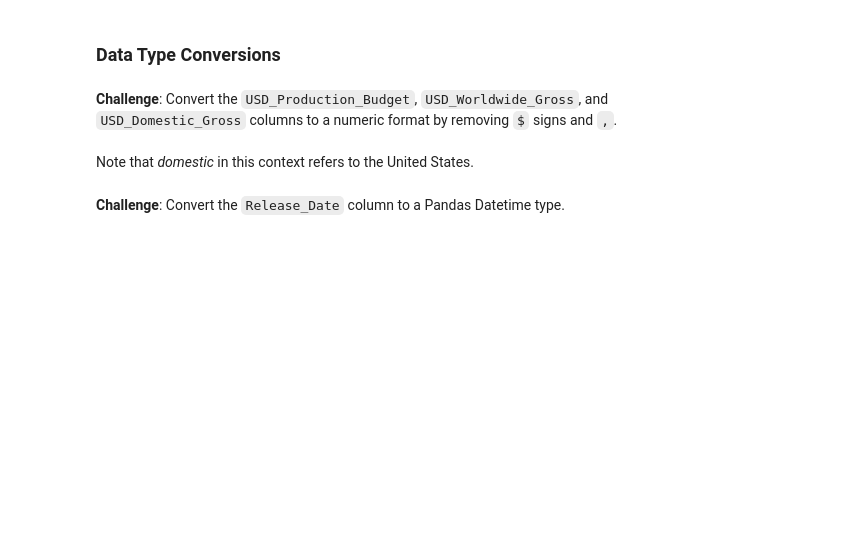
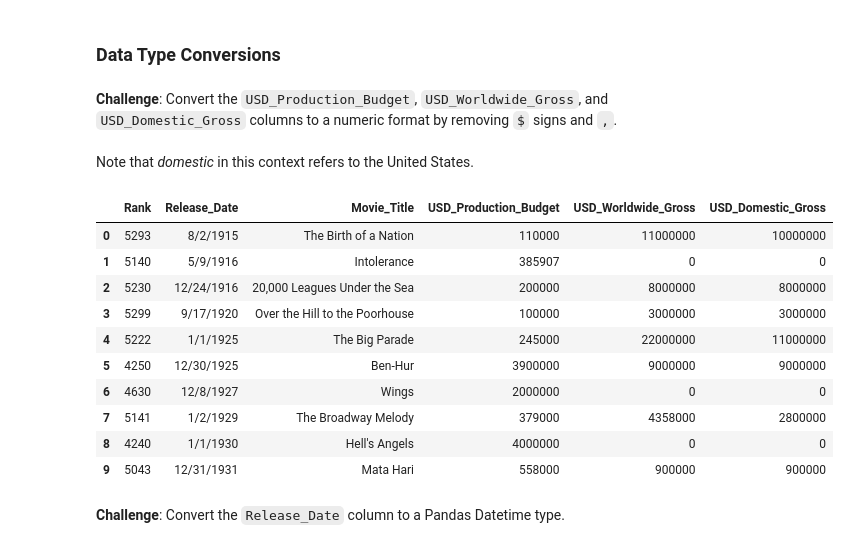
Before and after one commit to PuddiPuddi96/Python, a Jupyter notebook: 100-days-of-code/day-78/notebooks/Seaborn_and_Linear_Regression.ipynb, the cells around one changed output. Saved outputs shown, nothing was run; the diff lists cells and outputs as text; code cells hidden in the pictures; blank space fills up the shorter version.

Commit message:
[DAY-78]: Explore and clean the data

```diff
--- a/100-days-of-code/day-78/notebooks/Seaborn_and_Linear_Regression.ipynb
+++ b/100-days-of-code/day-78/notebooks/Seaborn_and_Linear_Regression.ipynb
@@ -22,7 +22,7 @@ register_matplotlib_converters()
 # %% [markdown]
 # Read the Data
 # %%
-data = pd.read_csv('cost_revenue_dirty.csv')
+data = pd.read_csv('../data/cost_revenue_dirty.csv')
 # %% [markdown]
 # Explore and Clean the Data
 # %% [markdown]
@@ -38,5 +94,31 @@ data = pd.read_csv('cost_revenue_dirty.csv')
 <br>
 <br>
 Note that *domestic* in this context refers to the United States.
+# %%
+chars_to_remove = [',', '$']
+columns_to_clean = ['USD_Production_Budget',
+                    'USD_Worldwide_Gross',
+                    'USD_Domestic_Gross']
+
+for col in columns_to_clean:
+    for char in chars_to_remove:
+        # Replace each character with an empty string
+        data[col] = data[col].astype(str).str.replace(char, "")
+    # Convert column to a numeric data type
+    data[col] = pd.to_numeric(data[col])
+# %%
+data.head(10)
+# %% [output]
+|  | Rank | Release_Date | Movie_Title | USD_Production_Budget | USD_Worldwide_Gross | USD_Domestic_Gross |
+| 0 | 5293 | 8/2/1915 | The Birth of a Nation | 110000 | 11000000 | 10000000 |
+| 1 | 5140 | 5/9/1916 | Intolerance | 385907 | 0 | 0 |
+| 2 | 5230 | 12/24/1916 | 20,000 Leagues Under the Sea | 200000 | 8000000 | 8000000 |
+| 3 | 5299 | 9/17/1920 | Over the Hill to the Poorhouse | 100000 | 3000000 | 3000000 |
+| 4 | 5222 | 1/1/1925 | The Big Parade | 245000 | 22000000 | 11000000 |
+| 5 | 4250 | 12/30/1925 | Ben-Hur | 3900000 | 9000000 | 9000000 |
+| 6 | 4630 | 12/8/1927 | Wings | 2000000 | 0 | 0 |
+| 7 | 5141 | 1/2/1929 | The Broadway Melody | 379000 | 4358000 | 2800000 |
+| 8 | 4240 | 1/1/1930 | Hell's Angels | 4000000 | 0 | 0 |
+| 9 | 5043 | 12/31/1931 | Mata Hari | 558000 | 900000 | 900000 |
 # %% [markdown]
 **Challenge**: Convert the `Release_Date` column to a Pandas Datetime type.
```
Also changed, not shown: parts of 9 cells of this notebook.
